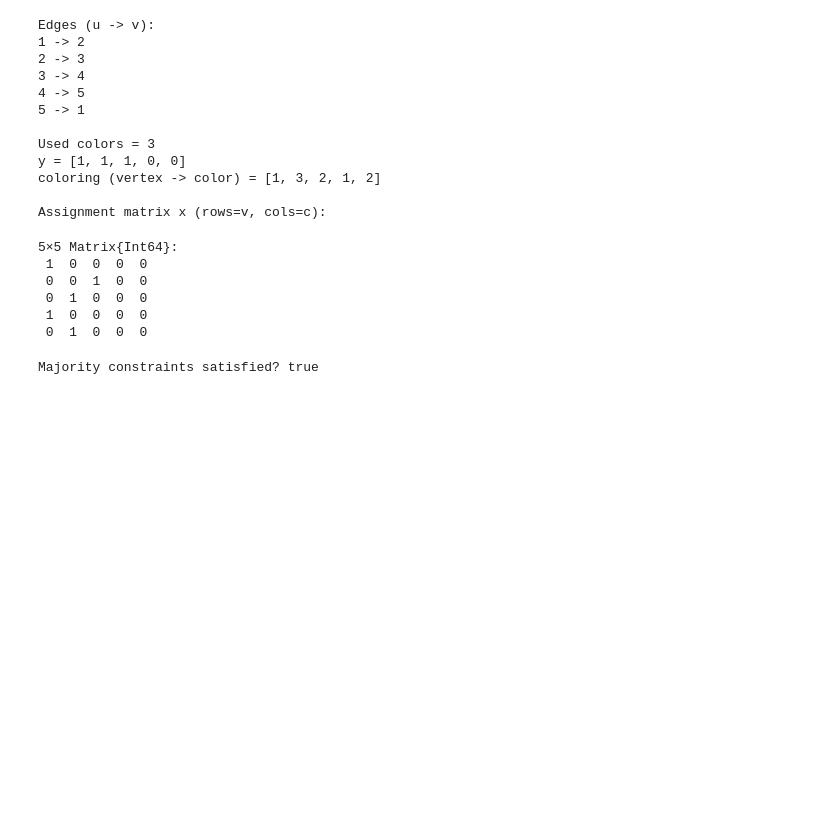
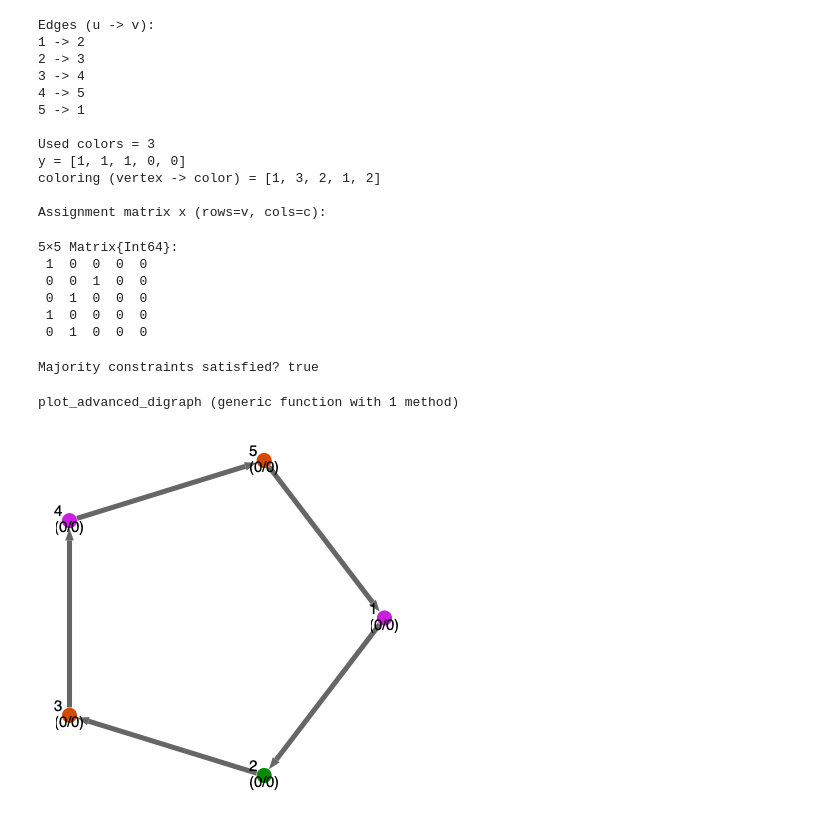
Before and after one commit to Ege-Guler/majority_colouring, a Jupyter notebook: notebooks/graph_generation.ipynb, the cells around one changed output. Drawn from its saved outputs; the diff is of its cells as text; code cells hidden in the pictures; blank space fills up the shorter version.

Commit message:
Added visualization.

```diff
--- a/notebooks/graph_generation.ipynb
+++ b/notebooks/graph_generation.ipynb
@@ -320,3 +320,57 @@ Assignment matrix x (rows=v, cols=c):
  1  0  0  0  0
  0  1  0  0  0
 Majority constraints satisfied? true
+# %%
+using Colors, GraphPlot, Compose, Graphs
+
+function plot_advanced_digraph(G, coloring::Vector{Int};
+                               total_k::Int=0,
+                               layout=circular_layout,
+                               save_path=nothing)
+
+    # 1. Setup Colors
+    # If total_k is not provided, default to the highest index used
+    K = (total_k > 0) ? total_k : maximum(coloring)
+    palette = distinguishable_colors(K, [colorant"white", colorant"black"], dropseed=true)
+    node_fill_colors = [palette[c] for c in coloring]
+
+    # 2. Generate "Advanced" Labels
+    # Format: "ID\n(Conflicts/Limit)"
+    node_labels = String[]
+    for v in 1:nv(G)
+        d_out = length(outneighbors(G, v))
+        limit = floor(Int, d_out / 2)
+
+        # Count neighbors with the SAME color as v
+        c_v = coloring[v]
+        conflicts = count(u -> coloring[u] == c_v, outneighbors(G, v))
+
+        # Create label (e.g., "1\n(0/1)")
+        push!(node_labels, "$v\n($conflicts/$limit)")
+    end
+
+    # 3. Plot
+    ctx = gplot(
+        G,
+        layout=layout,
+        nodelabel=node_labels,          # Use our new detailed labels
+        nodefillc=node_fill_colors,
+        edgestrokec=colorant"gray40",
+        arrowlengthfrac=0.08,
+        NODESIZE=0.05                   # Slightly larger nodes for text
+    )
+
+    if save_path !== nothing
+        draw(PNG(save_path, 1000px, 1000px), ctx) # Higher res for text reading
+    end
+
+    return ctx
+end
+# %% [output]
+plot_advanced_digraph (generic function with 1 method)
+# %%
+model, x_val, y_val, coloring = solve_majority_coloring_out(G, 4)
+
+plot_advanced_digraph(G, coloring, total_k=3)
+# %% [output]
+[figure, added]
```
Also changed, not shown: parts of 2 cells of this notebook.
